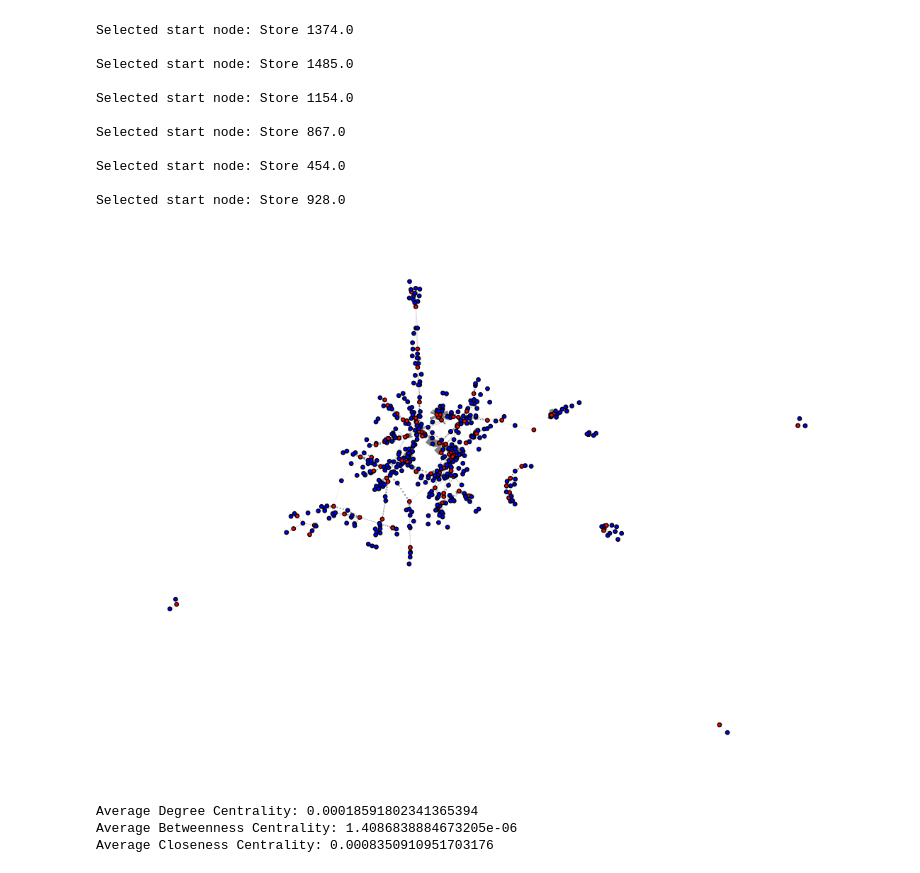
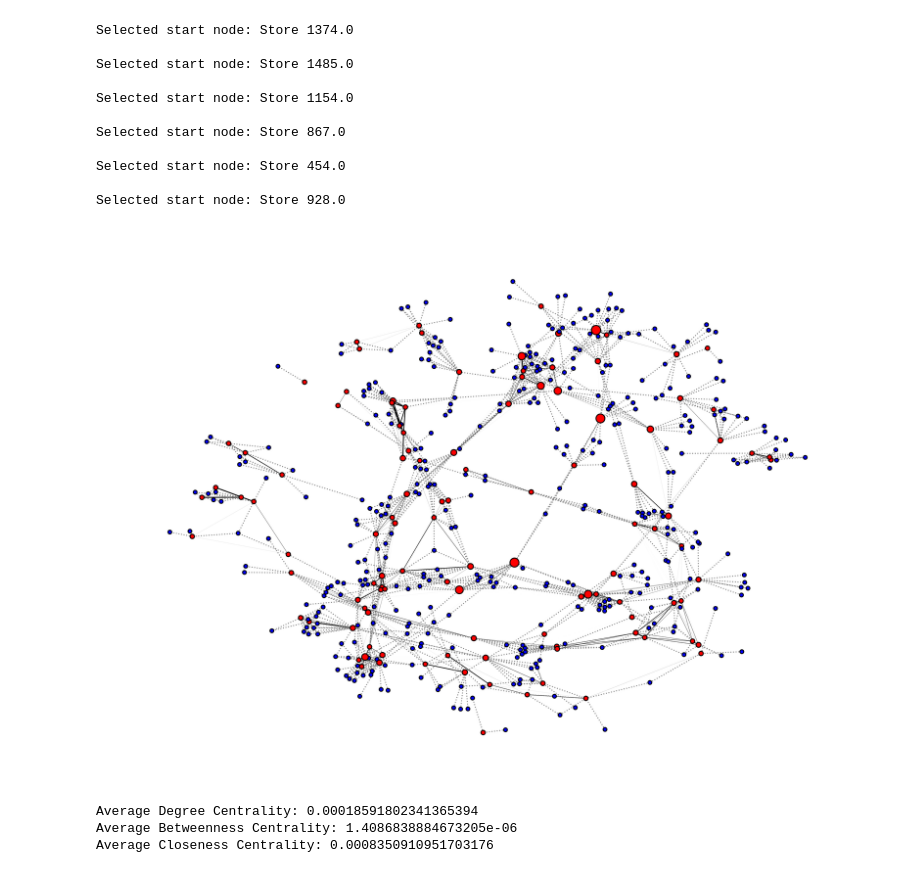
Before and after one commit to sergiozxy/RealEstateBrokerage, a Jupyter notebook: network_estimation/network_estimation.ipynb, the cells around one changed output. Drawn from its saved outputs; the diff is of its cells as text; code cells hidden in the pictures.

```diff
--- a/network_estimation/network_estimation.ipynb
+++ b/network_estimation/network_estimation.ipynb
@@ -104,7 +106,7 @@ for _, row in df_network.iterrows():
     store_id = row['store_id']
     community_id = row['community_id']
     effect = row['effect']
-    G.add_edge(f'Store {store_id}', f'Community {community_id}', weight=effect, color='gray', style='dotted')
+    G.add_edge(f'Store {store_id}', f'Community {community_id}', weight=1, color='gray', style='dotted') # we can give the effect to 1 to make it easier to see the links
 
 # Add edges based on df_edges
 for _, row in df_edges.iterrows():
@@ -201,38 +203,59 @@ if bfs_nodes:
 
     node_colors = [H.nodes[node]['color'] for node in H.nodes()]
 
     # Generate spring layout for nodes
-    pos = nx.spring_layout(H, seed=42)
+    pos = nx.spring_layout(H, seed=42, k=0.1, iterations=50)
 
     # Prepare the figure
-    plt.figure(figsize=(14, 10))
+    plt.figure(figsize=(14, 10), dpi = 300)
     ax = plt.gca()
 
-    nx.draw_networkx_nodes(H, pos, node_color=node_colors, node_size=15, edgecolors='k')
+
+    centrality = nx.betweenness_centrality(H, weight = 'weight')
+    node_sizes = []
+    for node in H.nodes():
+        if H.nodes[node]['color'] == 'red':
+            node_sizes.append(300 * centrality[node] + 20)  # Adjust size scaling as needed
+        else:
+            node_sizes.append(15)  # Keep the size constant for blue nodes
+
+    # norm = mcolors.Normalize(vmin=min(centrality.values()), vmax=max(centrality.values()))
+    # cmap = cm.get_cmap('Reds')
+    # node_colors = []
+    # for node in H.nodes():
+    #     if H.nodes[node]['color'] == 'red':
+    #         color_value = cmap(norm(centrality[node]))
+    #         node_colors.append(color_value)
+    #     else:
+    #         node_colors.append(H.nodes[node]['color'])
+
+    nx.draw_networkx_nodes(H, pos, node_color=node_colors, node_size=node_sizes, edgecolors='k')
 
     # Draw edges with different styles and widths based on effect
     for style in ['solid', 'dotted']:
         edges = [(u, v) for u, v, d in H.edges(data=True) if d['style'] == style]
-        widths = [d['weight'] / 10.0 for u, v, d in H.edges(data=True) if d['style'] == style]
+        widths = [d['weight'] for u, v, d in H.edges(data=True) if d['style'] == style]
         colors = [d['color'] for u, v, d in H.edges(data=True) if d['style'] == style]
         nx.draw_networkx_edges(H, pos, edgelist=edges, width=widths, edge_color=colors, style=style)
+
 
 
     # Draw edge labels
     # edge_labels = {(u, v): f'{d["weight"]:.2f}' for u, v, d in H.edges(data=True) if 'weight' in d}
     # nx.draw_networkx_edge_labels(H, pos, edge_labels=edge_labels, font_color='red', font_size=8)
 
     # Draw node labels
     # nx.draw_networkx_labels(H, pos, font_size=8, font_weight='bold')
 
     # Title and display
     # plt.title('Sample Graph of Stores and Communities', fontsize=16)
     plt.axis('off')
+    plt.savefig('network_formation_effect.pdf', format='pdf', bbox_inches='tight', dpi = 300)
     plt.show()
 else:
     print("No connected stores available for visualization.")
 # %% [output]
-[figure, old version]
+[figure, new version]
 # %%
 degree_centrality = nx.degree_centrality(G)
 betweenness_centrality = nx.betweenness_centrality(G)
```
Also changed, not shown: parts of 1 cell of this notebook, 3 other files.
